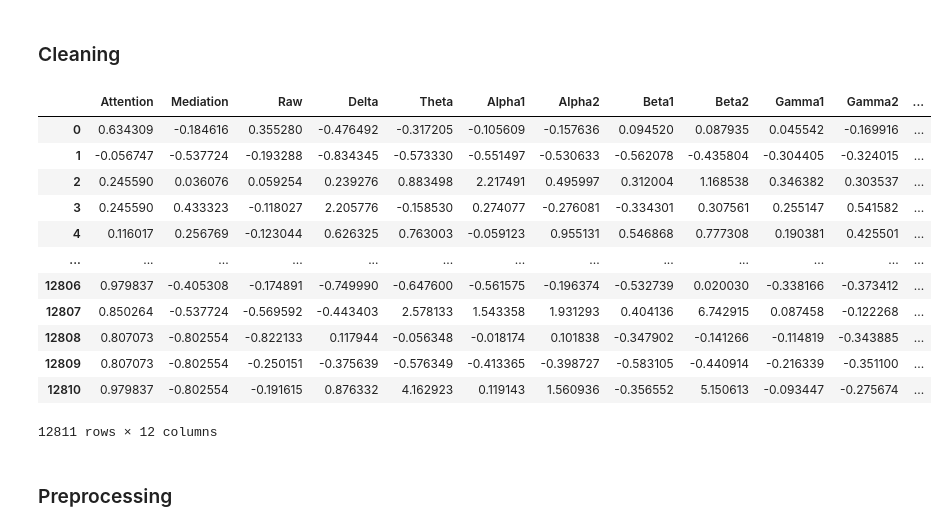
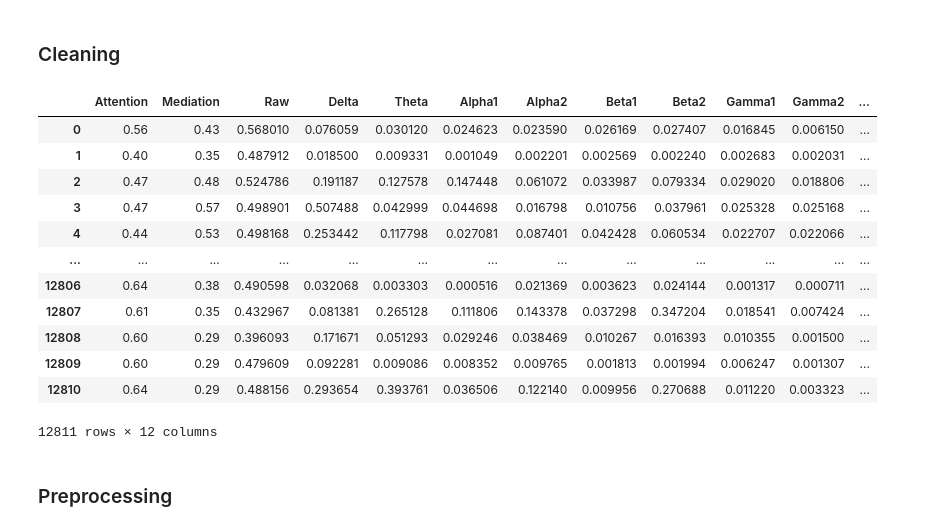
Before and after one commit to DannyTDS/EEG-analysis-project, a Jupyter notebook: classification.ipynb, the cells around one changed output. Saved outputs shown, nothing was run; the diff lists cells and outputs as text; code cells hidden in the pictures.

```diff
--- a/classification.ipynb
+++ b/classification.ipynb
@@ -38,22 +45,24 @@ df
 # %%
 df = df.drop(["SubjectID", "VideoID", "user-definedlabeln"], axis=1)
 df = df[df["predefinedlabel"].isin([0, 1])]
 for col in df.columns:
-    df[col] = (df[col] - df[col].mean()) / df[col].std()
+    if col == 'predefinedlabel': continue
+    #df[col] = (df[col] - df[col].mean()) / df[col].std()
+    df[col] = (df[col] - df[col].min()) / (df[col].max() - df[col].min())
 df
 # %% [output]
 |  | Attention | Mediation | Raw | Delta | Theta | Alpha1 | Alpha2 | Beta1 | Beta2 | Gamma1 | Gamma2 | ... |
-| 0 | 0.634309 | -0.184616 | 0.355280 | -0.476492 | -0.317205 | -0.105609 | -0.157636 | 0.094520 | 0.087935 | 0.045542 | -0.169916 | ... |
-| 1 | -0.056747 | -0.537724 | -0.193288 | -0.834345 | -0.573330 | -0.551497 | -0.530633 | -0.562078 | -0.435804 | -0.304405 | -0.324015 | ... |
-| 2 | 0.245590 | 0.036076 | 0.059254 | 0.239276 | 0.883498 | 2.217491 | 0.495997 | 0.312004 | 1.168538 | 0.346382 | 0.303537 | ... |
-| 3 | 0.245590 | 0.433323 | -0.118027 | 2.205776 | -0.158530 | 0.274077 | -0.276081 | -0.334301 | 0.307561 | 0.255147 | 0.541582 | ... |
-| 4 | 0.116017 | 0.256769 | -0.123044 | 0.626325 | 0.763003 | -0.059123 | 0.955131 | 0.546868 | 0.777308 | 0.190381 | 0.425501 | ... |
+| 0 | 0.56 | 0.43 | 0.568010 | 0.076059 | 0.030120 | 0.024623 | 0.023590 | 0.026169 | 0.027407 | 0.016845 | 0.006150 | ... |
+| 1 | 0.40 | 0.35 | 0.487912 | 0.018500 | 0.009331 | 0.001049 | 0.002201 | 0.002569 | 0.002240 | 0.002683 | 0.002031 | ... |
+| 2 | 0.47 | 0.48 | 0.524786 | 0.191187 | 0.127578 | 0.147448 | 0.061072 | 0.033987 | 0.079334 | 0.029020 | 0.018806 | ... |
+| 3 | 0.47 | 0.57 | 0.498901 | 0.507488 | 0.042999 | 0.044698 | 0.016798 | 0.010756 | 0.037961 | 0.025328 | 0.025168 | ... |
+| 4 | 0.44 | 0.53 | 0.498168 | 0.253442 | 0.117798 | 0.027081 | 0.087401 | 0.042428 | 0.060534 | 0.022707 | 0.022066 | ... |
 | ... | ... | ... | ... | ... | ... | ... | ... | ... | ... | ... | ... | ... |
-| 12806 | 0.979837 | -0.405308 | -0.174891 | -0.749990 | -0.647600 | -0.561575 | -0.196374 | -0.532739 | 0.020030 | -0.338166 | -0.373412 | ... |
-| 12807 | 0.850264 | -0.537724 | -0.569592 | -0.443403 | 2.578133 | 1.543358 | 1.931293 | 0.404136 | 6.742915 | 0.087458 | -0.122268 | ... |
-| 12808 | 0.807073 | -0.802554 | -0.822133 | 0.117944 | -0.056348 | -0.018174 | 0.101838 | -0.347902 | -0.141266 | -0.114819 | -0.343885 | ... |
-| 12809 | 0.807073 | -0.802554 | -0.250151 | -0.375639 | -0.576349 | -0.413365 | -0.398727 | -0.583105 | -0.440914 | -0.216339 | -0.351100 | ... |
-| 12810 | 0.979837 | -0.802554 | -0.191615 | 0.876332 | 4.162923 | 0.119143 | 1.560936 | -0.356552 | 5.150613 | -0.093447 | -0.275674 | ... |
+| 12806 | 0.64 | 0.38 | 0.490598 | 0.032068 | 0.003303 | 0.000516 | 0.021369 | 0.003623 | 0.024144 | 0.001317 | 0.000711 | ... |
+| 12807 | 0.61 | 0.35 | 0.432967 | 0.081381 | 0.265128 | 0.111806 | 0.143378 | 0.037298 | 0.347204 | 0.018541 | 0.007424 | ... |
+| 12808 | 0.60 | 0.29 | 0.396093 | 0.171671 | 0.051293 | 0.029246 | 0.038469 | 0.010267 | 0.016393 | 0.010355 | 0.001500 | ... |
+| 12809 | 0.60 | 0.29 | 0.479609 | 0.092281 | 0.009086 | 0.008352 | 0.009765 | 0.001813 | 0.001994 | 0.006247 | 0.001307 | ... |
+| 12810 | 0.64 | 0.29 | 0.488156 | 0.293654 | 0.393761 | 0.036506 | 0.122140 | 0.009956 | 0.270688 | 0.011220 | 0.003323 | ... |
 12811 rows × 12 columns
 # %% [markdown]
 ### Preprocessing
```
Also changed, not shown: parts of 12 cells of this notebook.
